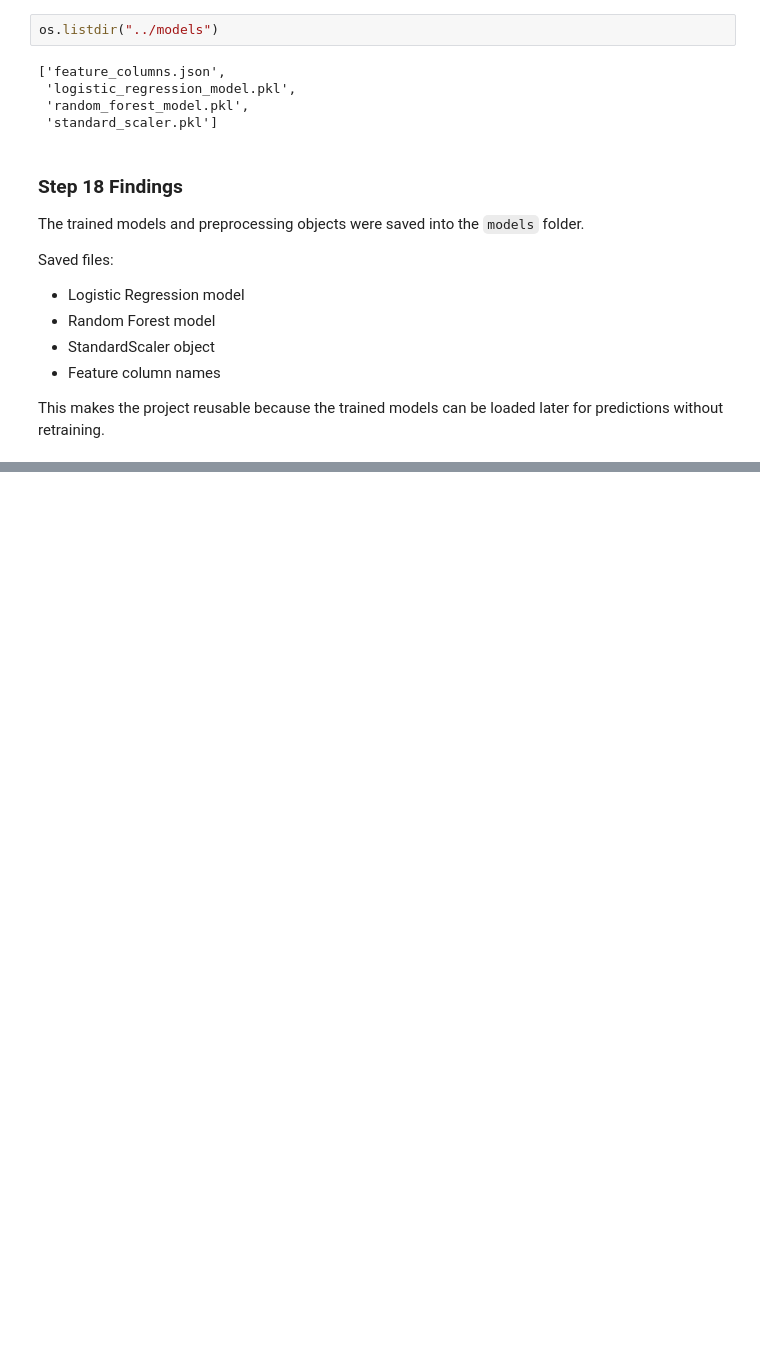
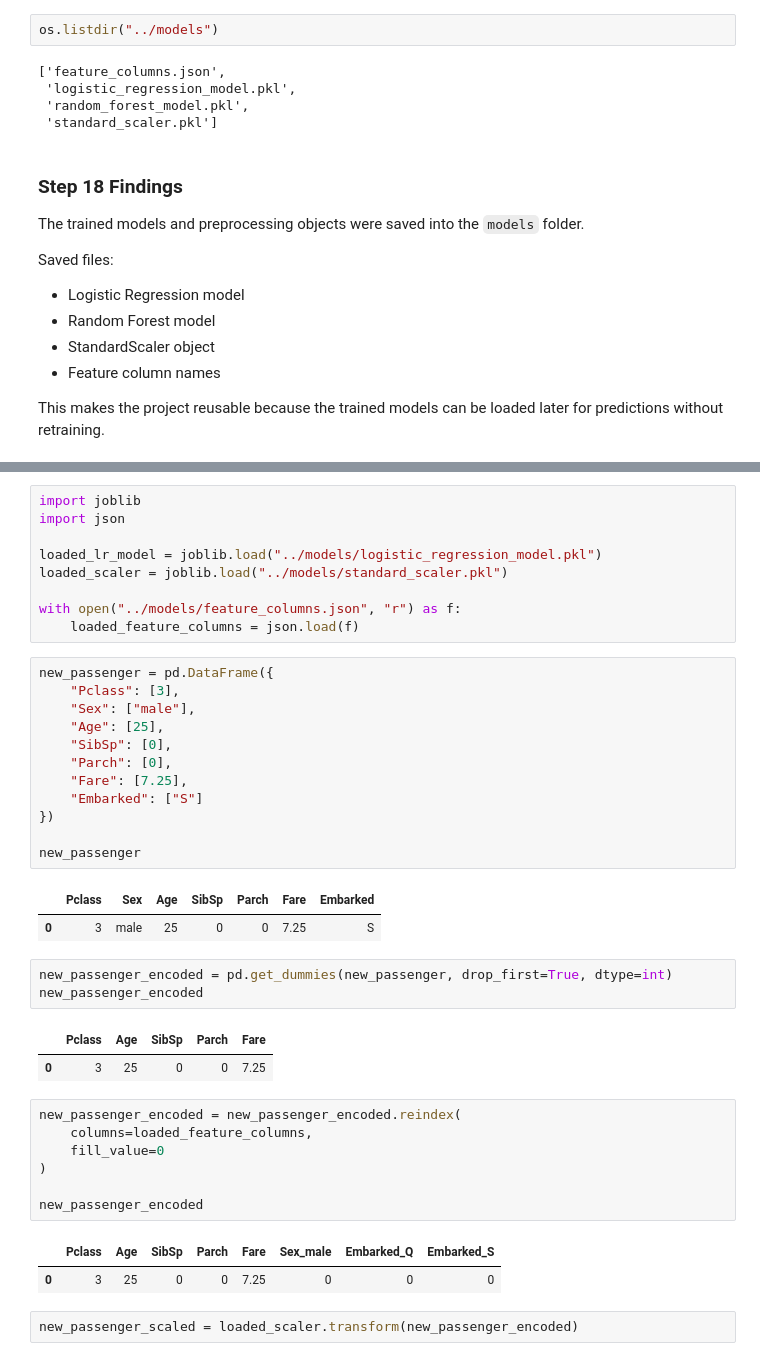
Before and after one commit to oshan-rajakaruna/titanic-survival-ml-practical, a Jupyter notebook: notebooks/01_titanic_survival_ml_pipeline.ipynb, the cells around one changed output, grey strips where cells are left out. Saved outputs shown, nothing was run; the diff lists cells and outputs as text; blank space fills up the shorter version.

Commit message:
Load saved model and test prediction
Loaded the saved Logistic Regression model, scaler, and feature columns to make a prediction on new passenger data.

```diff
--- a/notebooks/01_titanic_survival_ml_pipeline.ipynb
+++ b/notebooks/01_titanic_survival_ml_pipeline.ipynb
@@ -1040,0 +1047,42 @@ This makes the project reusable because the trained models can be loaded later f
+# %%
+import joblib
+import json
+
+loaded_lr_model = joblib.load("../models/logistic_regression_model.pkl")
+loaded_scaler = joblib.load("../models/standard_scaler.pkl")
+
+with open("../models/feature_columns.json", "r") as f:
+    loaded_feature_columns = json.load(f)
+# %%
+new_passenger = pd.DataFrame({
+    "Pclass": [3],
+    "Sex": ["male"],
+    "Age": [25],
+    "SibSp": [0],
+    "Parch": [0],
+    "Fare": [7.25],
+    "Embarked": ["S"]
+})
+
+new_passenger
+# %% [output]
+|  | Pclass | Sex | Age | SibSp | Parch | Fare | Embarked |
+| 0 | 3 | male | 25 | 0 | 0 | 7.25 | S |
+# %%
+new_passenger_encoded = pd.get_dummies(new_passenger, drop_first=True, dtype=int)
+new_passenger_encoded
+# %% [output]
+|  | Pclass | Age | SibSp | Parch | Fare |
+| 0 | 3 | 25 | 0 | 0 | 7.25 |
+# %%
+new_passenger_encoded = new_passenger_encoded.reindex(
+    columns=loaded_feature_columns,
+    fill_value=0
+)
+
+new_passenger_encoded
+# %% [output]
+|  | Pclass | Age | SibSp | Parch | Fare | Sex_male | Embarked_Q | Embarked_S |
+| 0 | 3 | 25 | 0 | 0 | 7.25 | 0 | 0 | 0 |
+# %%
+new_passenger_scaled = loaded_scaler.transform(new_passenger_encoded)
```
Also changed, not shown: parts of 5 cells of this notebook.
